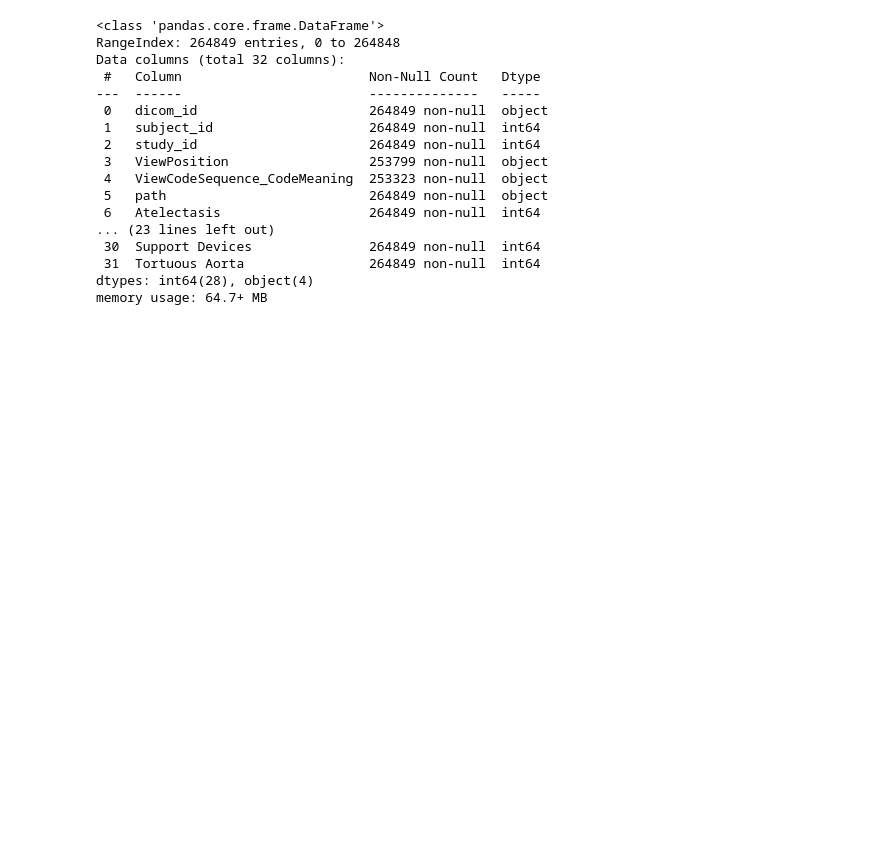
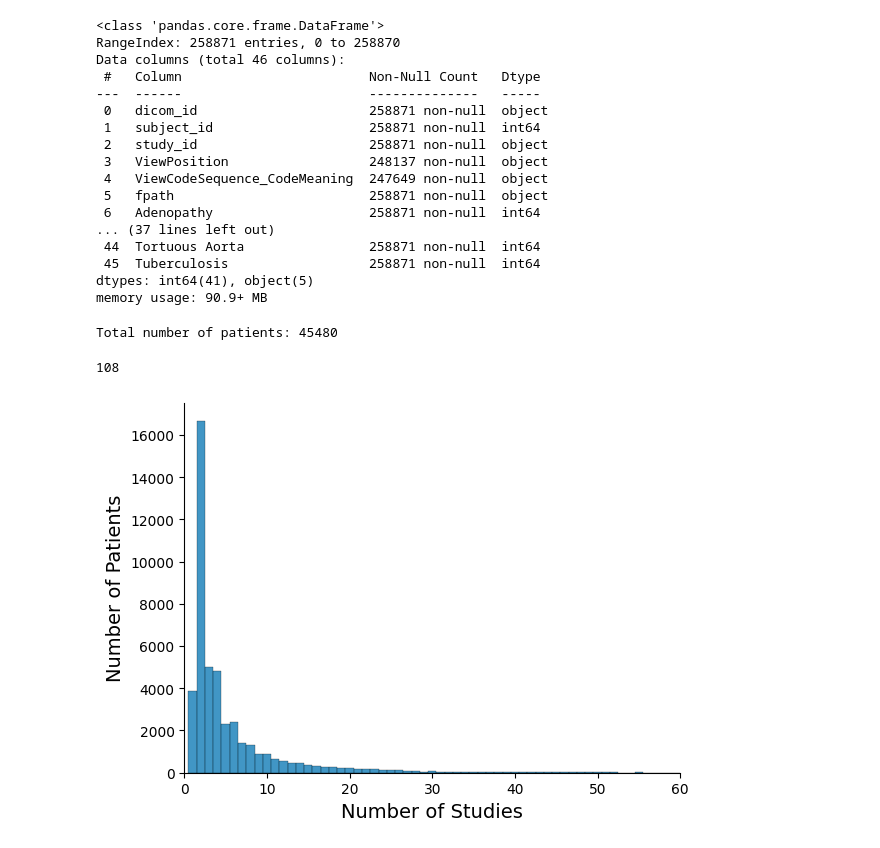
Before and after one commit to UoS-HDS/cxr-lt-diss, a Jupyter notebook: prelim_analysis.ipynb, the cells around one changed output. Drawn from its saved outputs; the diff is of its cells as text; code cells hidden in the pictures; blank space fills up the shorter version.

```diff
--- a/prelim_analysis.ipynb
+++ b/prelim_analysis.ipynb
@@ -7,23 +17,45 @@ import matplotlib.pyplot as plt
 # %%
-FILE_PATH = Path("/mnt/c/Users/rshdk/Documents/hds/remote-proj/dissertation-proj-files/files/cxr-lt-2023/train.csv")
-df = pd.read_csv(FILE_PATH)
-df.info()
+BASE_PATH = Path("./data/")
+IMGS_PATH = BASE_PATH / "mimic-cxr-jpg-2.1.0/"
+CXR24_PATH = Path("data/cxr-lt-iccv-workshop-cvamd/2.0.0/cxr-lt-2024/")
+TRAIN_LABELS_FILE = CXR24_PATH / "train_labeled.csv"
+train_df = pd.read_csv(TRAIN_LABELS_FILE)
+total_rows = len(train_df)
+train_df.info()
 # %% [output]
 <class 'pandas.core.frame.DataFrame'>
-RangeIndex: 264849 entries, 0 to 264848
-Data columns (total 32 columns):
+RangeIndex: 258871 entries, 0 to 258870
+Data columns (total 46 columns):
  #   Column                        Non-Null Count   Dtype
 ---  ------                        --------------   -----
- 0   dicom_id                      264849 non-null  object
- 1   subject_id                    264849 non-null  int64
- 2   study_id                      264849 non-null  int64
- 3   ViewPosition                  253799 non-null  object
- 4   ViewCodeSequence_CodeMeaning  253323 non-null  object
- 5   path                          264849 non-null  object
- 6   Atelectasis                   264849 non-null  int64
-... (23 lines left out)
- 30  Support Devices               264849 non-null  int64
- 31  Tortuous Aorta                264849 non-null  int64
-dtypes: int64(28), object(4)
-memory usage: 64.7+ MB
+ 0   dicom_id                      258871 non-null  object
+ 1   subject_id                    258871 non-null  int64
+ 2   study_id                      258871 non-null  object
+ 3   ViewPosition                  248137 non-null  object
+ 4   ViewCodeSequence_CodeMeaning  247649 non-null  object
+ 5   fpath                         258871 non-null  object
+ 6   Adenopathy                    258871 non-null  int64
+... (37 lines left out)
+ 44  Tortuous Aorta                258871 non-null  int64
+ 45  Tuberculosis                  258871 non-null  int64
+dtypes: int64(41), object(5)
+memory usage: 90.9+ MB
+# %%
+patients = train_df["subject_id"].unique()
+print(f"Total number of patients: {len(patients)}")
+# %% [output]
+Total number of patients: 45480
+# %%
+patient_studies = train_df.groupby("subject_id")["study_id"].count()
+print(patient_studies.nunique())
+
+# plt.figure(figsize=(8, 10))
+ax = sns.histplot(patient_studies, discrete=True)
+plt.xlim(0, 60)
+plt.xlabel("Number of Studies")
+plt.ylabel("Number of Patients")
+plt.show()
+# %% [output]
+108
+[figure, added]
 # %%
```
Also changed, not shown: parts of 9 cells of this notebook.
